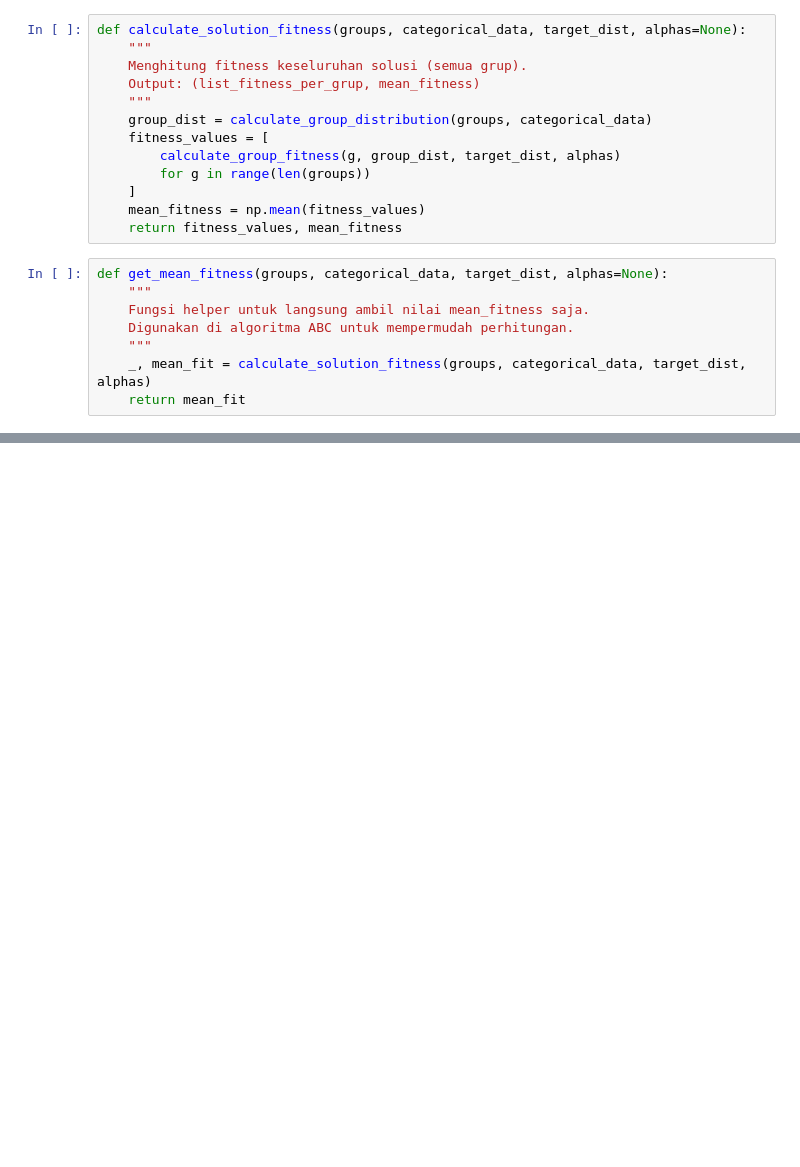
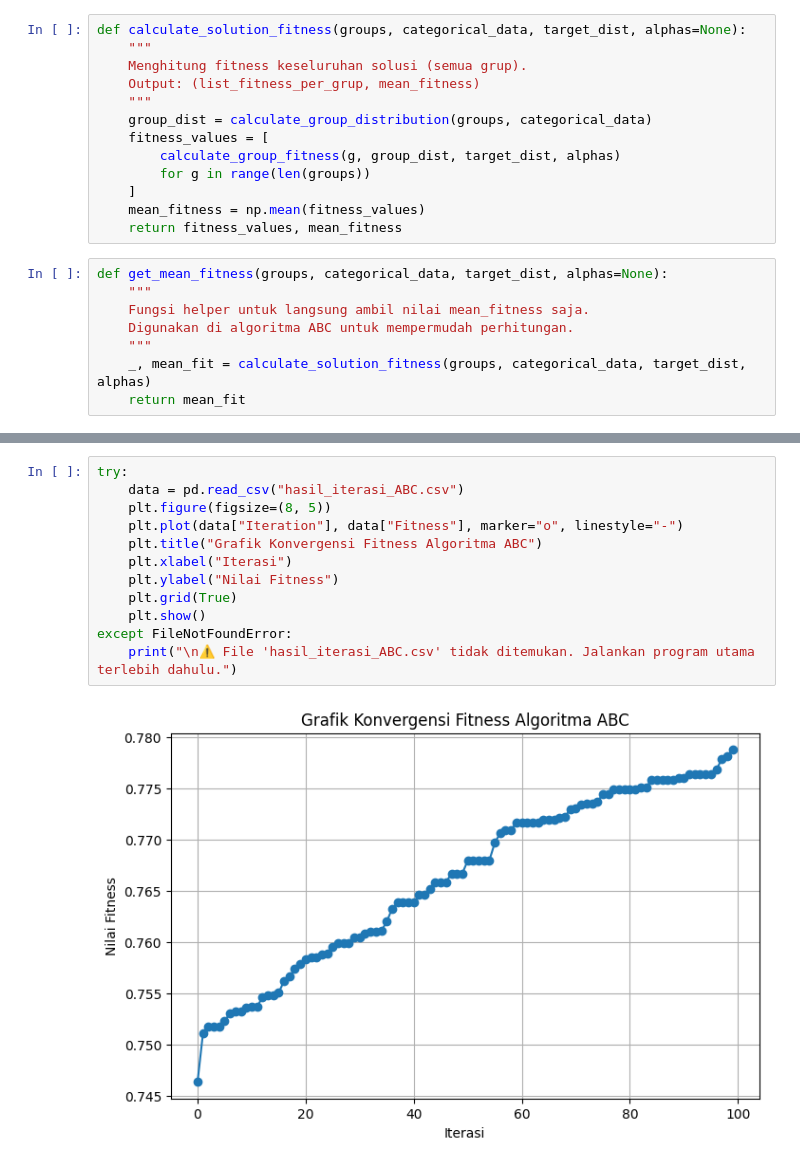
Before and after one commit to skiesindisguise/ProjectCI-Kelompok16-PenerapanAlgoritmaABCUntukOptimalisasiPembentukanStudyGroup, a Jupyter notebook: ImplementasiAlgoritmaABC.ipynb, the cells around one changed output, grey strips where cells are left out. Saved outputs shown, nothing was run; the diff lists cells and outputs as text; blank space fills up the shorter version.

Commit message:
Bagian 3: Menambahkan implementasi algoritma Artificial Bee Colony (ABC)

```diff
--- a/ImplementasiAlgoritmaABC.ipynb
+++ b/ImplementasiAlgoritmaABC.ipynb
@@ -150,0 +358,14 @@ def get_mean_fitness(groups, categorical_data, target_dist, alphas=None):
+# %%
+try:
+    data = pd.read_csv("hasil_iterasi_ABC.csv")
+    plt.figure(figsize=(8, 5))
+    plt.plot(data["Iteration"], data["Fitness"], marker="o", linestyle="-")
+    plt.title("Grafik Konvergensi Fitness Algoritma ABC")
+    plt.xlabel("Iterasi")
+    plt.ylabel("Nilai Fitness")
+    plt.grid(True)
+    plt.show()
+except FileNotFoundError:
+    print("\n⚠️ File 'hasil_iterasi_ABC.csv' tidak ditemukan. Jalankan program utama terlebih dahulu.")
+# %% [output]
+[figure, added]
```
Also changed, not shown: parts of 3 cells of this notebook, 3 other files.
